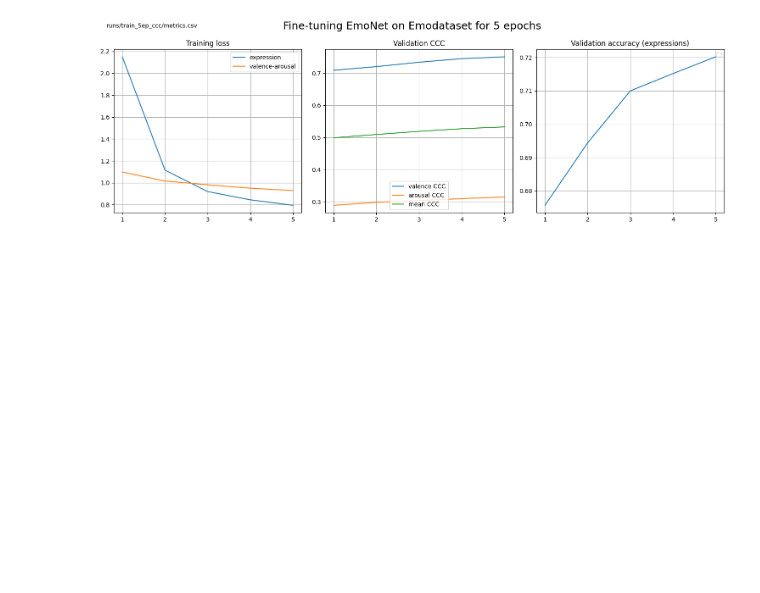
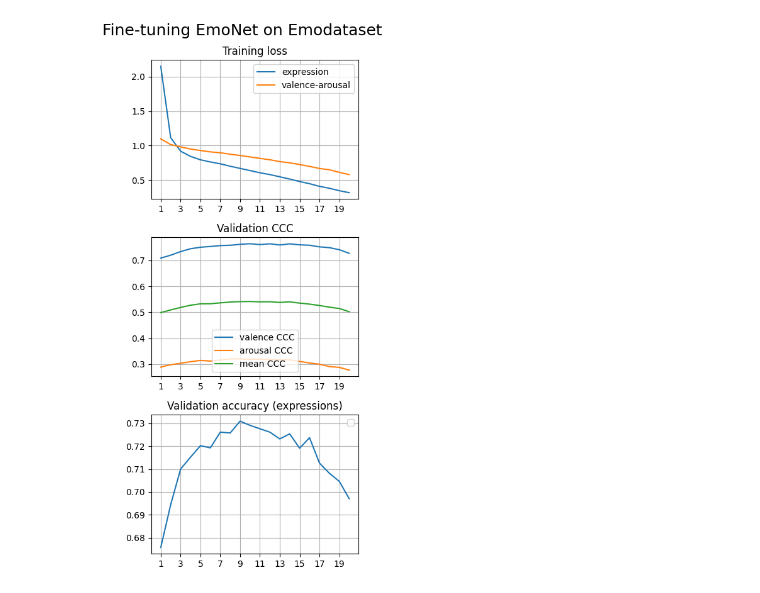
Before and after one commit to MattThePerson/emonet-fine-tuning, a Jupyter notebook: notebooks/GRAPH_finetune_metrics.ipynb, the cells around one changed output. Cells and saved outputs as stored; diff of their text form; code cells hidden in the pictures; blank space fills up the shorter version.

Commit message:
improved visualizing

```diff
--- a/notebooks/GRAPH_finetune_metrics.ipynb
+++ b/notebooks/GRAPH_finetune_metrics.ipynb
@@ -40,38 +40,40 @@ plot_data = [
 # %%
 # PLOT
 
 # read csv into dataframe
 files = [
     'runs/train_10ep/metrics.csv',
-    'runs/train_50ep/metrics.csv',
     'runs/train_50ep_CONT_unfreeze_3ep/metrics.csv',
     'runs/train_30ep_UF20/metrics.csv',
     'runs/train_30ep_decay5-6/metrics.csv',
     'runs/train_cont_lr3-5/metrics.csv',
     'runs/train_5ep_ccc/metrics.csv',
     'runs/train_5ep/metrics.csv',
+    'runs/train_50ep/metrics.csv',
+    'runs/train_20ep_mse/metrics.csv',
 ]
 fn = files[-1]
 df = pd.read_csv(fn)
 
 # make plot
-fig, ax = plt.subplots(ncols=len(plot_data), figsize=(5*len(plot_data), 5))
-fig.suptitle(f'Fine-tuning EmoNet on Emodataset for {df["epoch"].max()} epochs', size=18)
-fig.text(0.02, 0.95, fn)
+fig, ax = plt.subplots(nrows=len(plot_data), figsize=(4, 3*len(plot_data)))
+# fig.suptitle(f'Fine-tuning EmoNet on Emodataset for {df["epoch"].max()} epochs', size=18)
+fig.suptitle(f'Fine-tuning EmoNet on Emodataset', size=18)
+# fig.text(0.02, 0.95, fn)
 
 for idx, data in enumerate(plot_data):
     ax[idx].set_title(data['title'])
     for column, name in data['columns']:
         ax[idx].plot(df['epoch'], df[column], label=name)
     ax[idx].legend()
-    ax[idx].set_xticks(range(1, df['epoch'].max()+1, 1))
+    ax[idx].set_xticks(range(1, df['epoch'].max()+1, 2))
     ax[idx].grid()
 
 fig.tight_layout()
 run_name = fn.replace('runs/', '').replace('/metrics.csv', '')
 plt.savefig(f'data/emodataset/{run_name}.png')
 plt.show()
 # %% [output]
-[figure, old version]
+[figure, new version]
 # %%
 df.head()
```
Also changed, not shown: 3 other files.
